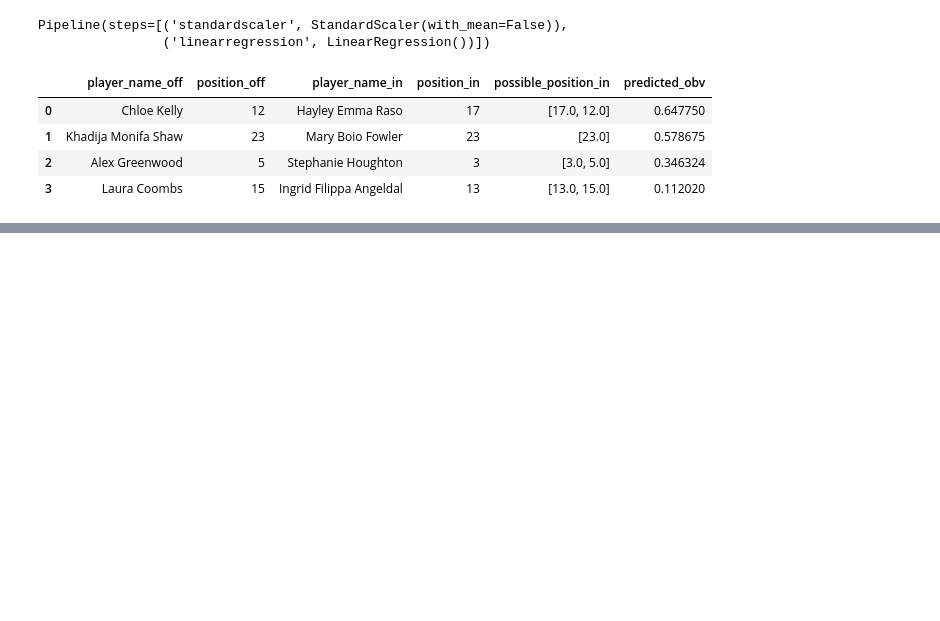
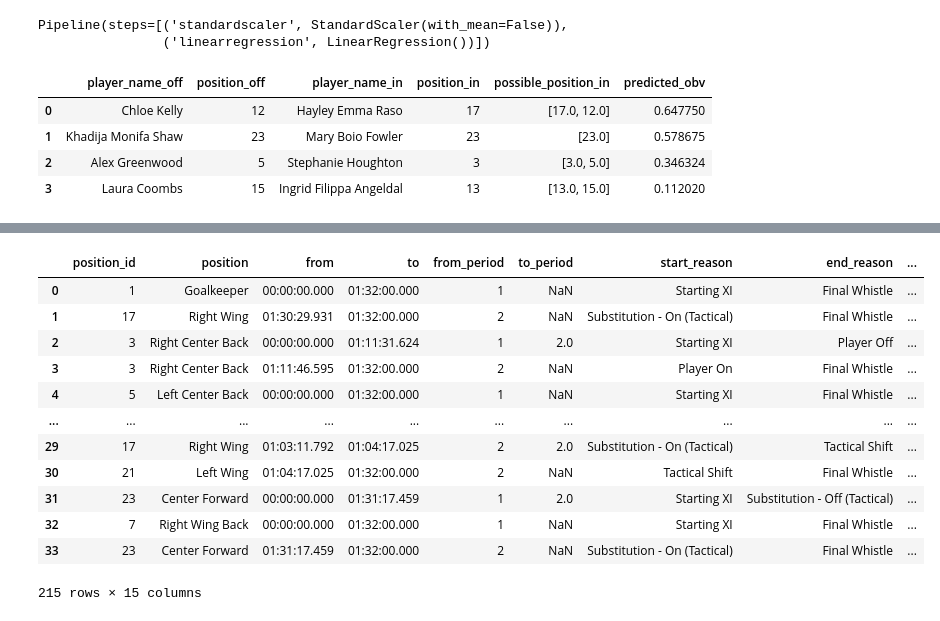
Before and after one commit to Juliette-De/Man-City-Hackathon, a Jupyter notebook: Substitutions.ipynb, the cells around one changed output, grey strips where cells are left out. Cells and saved outputs as stored; diff of their text form; code cells hidden in the pictures; blank space fills up the shorter version.

Commit message:
Formatting

```diff
--- a/Substitutions.ipynb
+++ b/Substitutions.ipynb
@@ -51,7 +51,10 @@ for i in matches:
     # Unnesting positions
     normalized_data = pd.json_normalize(data,
                                         record_path=['lineup', 'positions'],
-                                        meta = ['team_id', 'team_name', ['lineup', 'player_id']])
+                                        meta = ['team_id', 'team_name',
+                                                ['lineup', 'player_id'],
+                                                ['lineup', 'player_name'],
+                                                ['lineup', 'player_nickname']])
     normalized_data['match_id'] = matches[i]
     lineups_positions = pd.concat([lineups_positions, normalized_data])
 
@@ -701,0 +724,18 @@ events[events['team.id'] == 746].groupby(
+# %%
+lineups_positions['to'] = lineups_positions['to'].fillna('01:32:00.000')
+
+lineups_positions['minutes'] = (pd.to_datetime(
+    lineups_positions['to'].str[:8], format = '%H:%M:%S') - pd.to_datetime(
+    lineups_positions['from'].str[:8], format = '%H:%M:%S')).astype('timedelta64[m]')
+
+
+
+
+total = events.groupby('player.id').aggregate({'obv_total_net': 'sum',
+                                               'type.id': lambda x: (x==22).sum()}).reset_index(
+).rename(columns={'type.id': 'Fouls Committed'})
+
+total = total.merge(lineups_positions.groupby('lineup.player_id')['minutes'].sum(),
+                    left_on = 'player.id', right_on = 'lineup.player_id', how='left')
+
+total['Fouls Committed'] = total['Fouls Committed'] / (total['minutes']/90)
@@ -701,0 +793,16 @@ events[events['team.id'] == 746].groupby(
+# %%
+lineups_positions
+# %% [output]
+|  | position_id | position | from | to | from_period | to_period | start_reason | end_reason | ... |
+| 0 | 1 | Goalkeeper | 00:00:00.000 | 01:32:00.000 | 1 | NaN | Starting XI | Final Whistle | ... |
+| 1 | 17 | Right Wing | 01:30:29.931 | 01:32:00.000 | 2 | NaN | Substitution - On (Tactical) | Final Whistle | ... |
+| 2 | 3 | Right Center Back | 00:00:00.000 | 01:11:31.624 | 1 | 2.0 | Starting XI | Player Off | ... |
+| 3 | 3 | Right Center Back | 01:11:46.595 | 01:32:00.000 | 2 | NaN | Player On | Final Whistle | ... |
+| 4 | 5 | Left Center Back | 00:00:00.000 | 01:32:00.000 | 1 | NaN | Starting XI | Final Whistle | ... |
+| ... | ... | ... | ... | ... | ... | ... | ... | ... | ... |
+| 29 | 17 | Right Wing | 01:03:11.792 | 01:04:17.025 | 2 | 2.0 | Substitution - On (Tactical) | Tactical Shift | ... |
+| 30 | 21 | Left Wing | 01:04:17.025 | 01:32:00.000 | 2 | NaN | Tactical Shift | Final Whistle | ... |
+| 31 | 23 | Center Forward | 00:00:00.000 | 01:31:17.459 | 1 | 2.0 | Starting XI | Substitution - Off (Tactical) | ... |
+| 32 | 7 | Right Wing Back | 00:00:00.000 | 01:32:00.000 | 1 | NaN | Starting XI | Final Whistle | ... |
+| 33 | 23 | Center Forward | 01:31:17.459 | 01:32:00.000 | 2 | NaN | Substitution - On (Tactical) | Final Whistle | ... |
+215 rows × 15 columns
```
Also changed, not shown: parts of 17 cells of this notebook, 7 other files.
